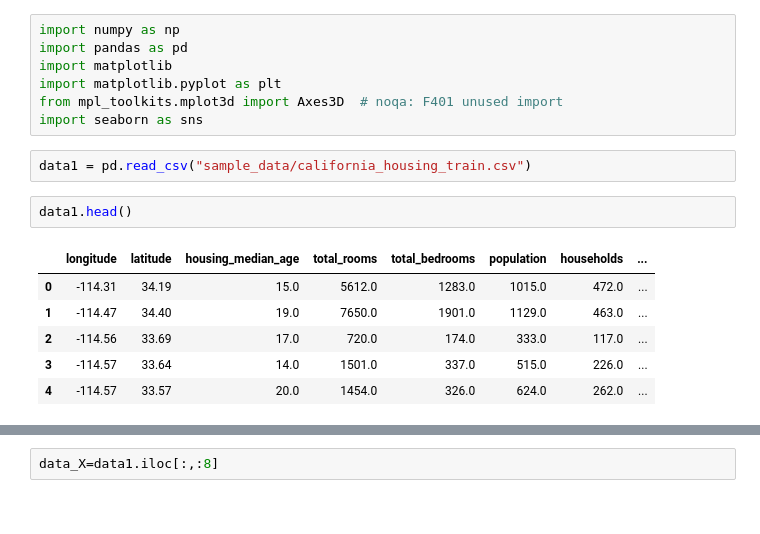
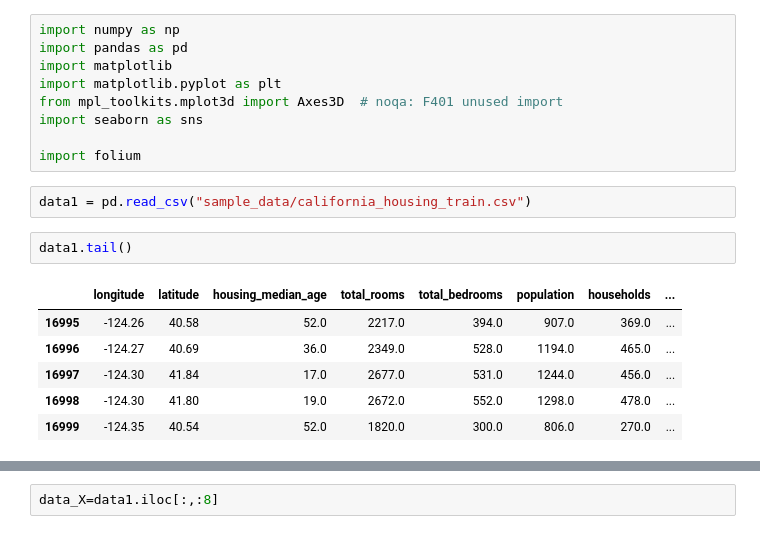
Before and after one commit to gerardopdm/ml-ejemplos, a Jupyter notebook: Casas_California.ipynb, the cells around one changed output, grey strips where cells are left out. Cells and saved outputs as stored; diff of their text form.

```diff
--- a/Casas_California.ipynb
+++ b/Casas_California.ipynb
@@ -7,14 +7,16 @@ import matplotlib
 import matplotlib.pyplot as plt
 from mpl_toolkits.mplot3d import Axes3D  # noqa: F401 unused import
 import seaborn as sns
+
+import folium
 # %%
 data1 = pd.read_csv("sample_data/california_housing_train.csv")
 # %%
-data1.head()
+data1.tail()
 # %% [output]
 |  | longitude | latitude | housing_median_age | total_rooms | total_bedrooms | population | households | ... |
-| 0 | -114.31 | 34.19 | 15.0 | 5612.0 | 1283.0 | 1015.0 | 472.0 | ... |
-| 1 | -114.47 | 34.40 | 19.0 | 7650.0 | 1901.0 | 1129.0 | 463.0 | ... |
-| 2 | -114.56 | 33.69 | 17.0 | 720.0 | 174.0 | 333.0 | 117.0 | ... |
-| 3 | -114.57 | 33.64 | 14.0 | 1501.0 | 337.0 | 515.0 | 226.0 | ... |
-| 4 | -114.57 | 33.57 | 20.0 | 1454.0 | 326.0 | 624.0 | 262.0 | ... |
+| 16995 | -124.26 | 40.58 | 52.0 | 2217.0 | 394.0 | 907.0 | 369.0 | ... |
+| 16996 | -124.27 | 40.69 | 36.0 | 2349.0 | 528.0 | 1194.0 | 465.0 | ... |
+| 16997 | -124.30 | 41.84 | 17.0 | 2677.0 | 531.0 | 1244.0 | 456.0 | ... |
+| 16998 | -124.30 | 41.80 | 19.0 | 2672.0 | 552.0 | 1298.0 | 478.0 | ... |
+| 16999 | -124.35 | 40.54 | 52.0 | 1820.0 | 300.0 | 806.0 | 270.0 | ... |
```
Also changed, not shown: parts of 22 cells of this notebook.
